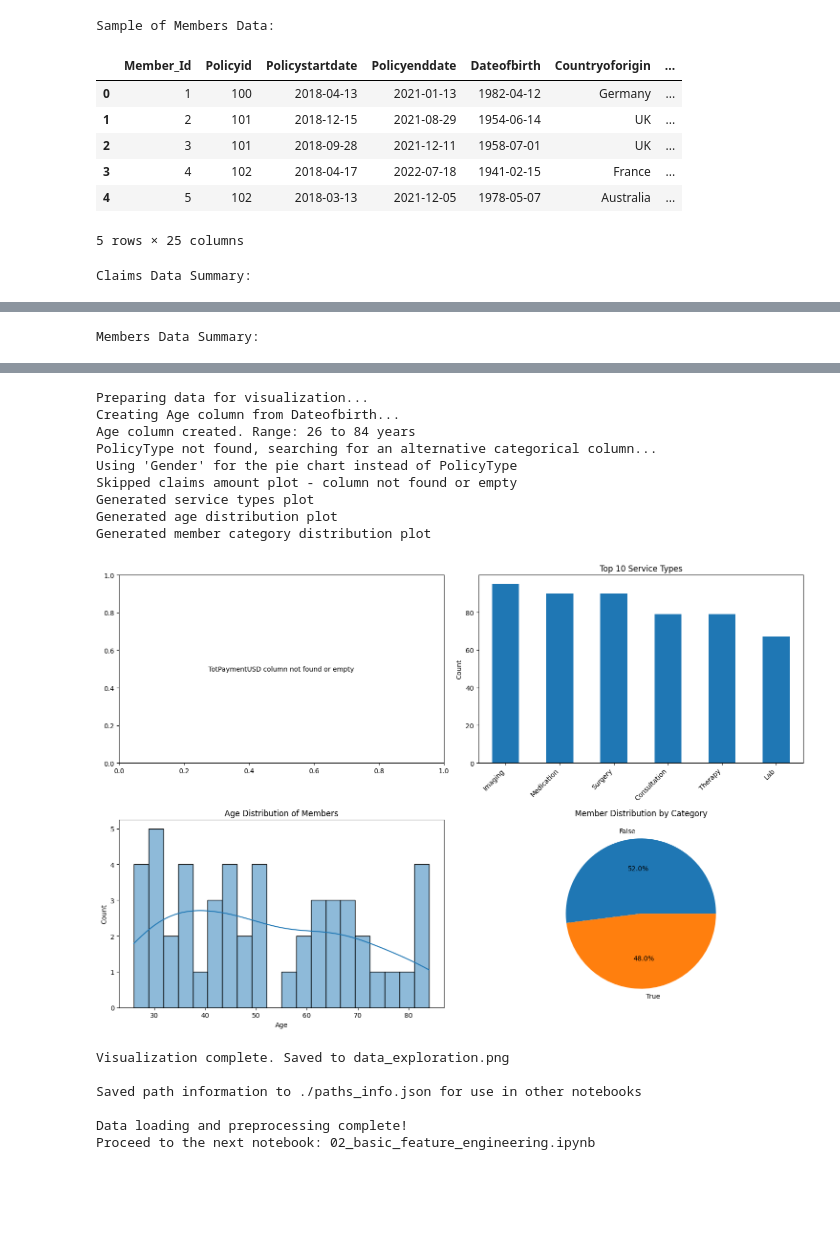
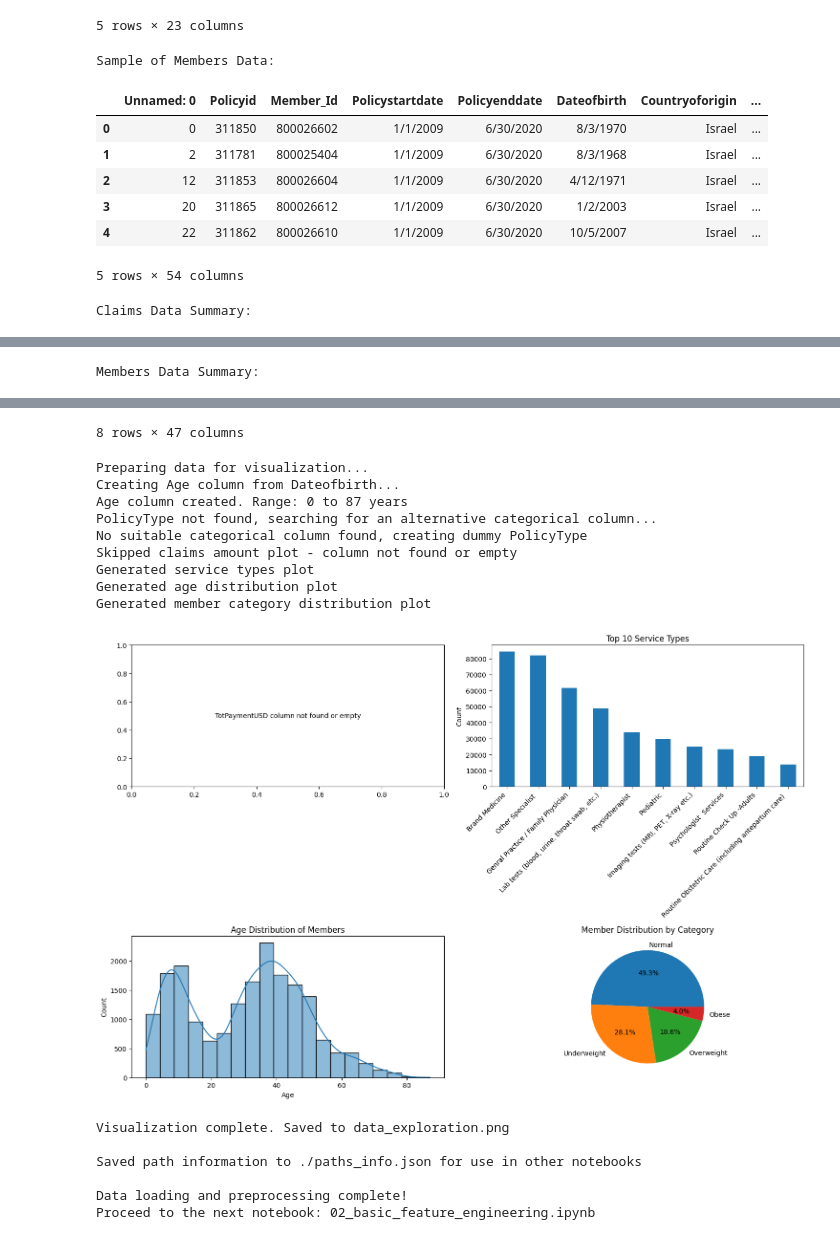
Before and after one commit to yanivweiss/PassportcardHW, a Jupyter notebook: PassportcardHW.ipynb, the cells around one changed output, grey strips where cells are left out. Cells and saved outputs as stored; diff of their text form; code cells hidden in the pictures; blank space fills up the shorter version.

```diff
--- a/PassportcardHW.ipynb
+++ b/PassportcardHW.ipynb
@@ -185,8 +185,8 @@ def load_and_preprocess_data():
     print("\n1. Loading and preprocessing data...")
 
     # Check for data files in local data directory
-    local_claims_path = "C:\\Users\\yaniv\\OneDrive\\Documents\\DS_assignment_passportcard\\claims_data_clean.csv"
-    local_members_path = "C:\\Users\\yaniv\\OneDrive\\Documents\\DS_assignment_passportcard\\members_data_clean.csv"
+    local_claims_path = r"claims_data_clean.csv"
+    local_members_path = r"members_data_clean.csv"
 
     # Check if files exist
     if not os.path.exists(local_claims_path) or not os.path.exists(local_members_path):
@@ -197,8 +197,8 @@ def load_and_preprocess_data():
 
     try:
         print(f"Loading data from local directory: {local_claims_path} and {local_members_path}")
-        claims_df = pd.read_csv(local_claims_path)
-        members_df = pd.read_csv(local_members_path)
+        claims_df = pd.read_csv(local_claims_path,low_memory=False)
+        members_df = pd.read_csv(local_members_path,low_memory=False)
 
         # Print the column names for debugging
         print("\nAvailable columns in members_df:")
@@ -521,9 +521,10 @@ Sample of Claims Data:
-Sample of Members Data:
+5 rows × 23 columns
+Sample of Members Data:
-|  | Member_Id | Policyid | Policystartdate | Policyenddate | Dateofbirth | Countryoforigin | ... |
-| 0 | 1 | 100 | 2018-04-13 | 2021-01-13 | 1982-04-12 | Germany | ... |
-| 1 | 2 | 101 | 2018-12-15 | 2021-08-29 | 1954-06-14 | UK | ... |
-| 2 | 3 | 101 | 2018-09-28 | 2021-12-11 | 1958-07-01 | UK | ... |
-| 3 | 4 | 102 | 2018-04-17 | 2022-07-18 | 1941-02-15 | France | ... |
-| 4 | 5 | 102 | 2018-03-13 | 2021-12-05 | 1978-05-07 | Australia | ... |
+|  | Unnamed: 0 | Policyid | Member_Id | Policystartdate | Policyenddate | Dateofbirth | Countryoforigin | ... |
+| 0 | 0 | 311850 | 800026602 | 1/1/2009 | 6/30/2020 | 8/3/1970 | Israel | ... |
+| 1 | 2 | 311781 | 800025404 | 1/1/2009 | 6/30/2020 | 8/3/1968 | Israel | ... |
+| 2 | 12 | 311853 | 800026604 | 1/1/2009 | 6/30/2020 | 4/12/1971 | Israel | ... |
+| 3 | 20 | 311865 | 800026612 | 1/1/2009 | 6/30/2020 | 1/2/2003 | Israel | ... |
+| 4 | 22 | 311862 | 800026610 | 1/1/2009 | 6/30/2020 | 10/5/2007 | Israel | ... |
-5 rows × 25 columns
-Claims Data Summary:
+5 rows × 54 columns
+Claims Data Summary:
@@ -539 +540 @@ Claims Data Summary:
-Members Data Summary:
+Members Data Summary:
@@ -549,19 +550,20 @@ Members Data Summary:
-Preparing data for visualization...
-Creating Age column from Dateofbirth...
-Age column created. Range: 26 to 84 years
-PolicyType not found, searching for an alternative categorical column...
-Using 'Gender' for the pie chart instead of PolicyType
-Skipped claims amount plot - column not found or empty
-Generated service types plot
-Generated age distribution plot
-Generated member category distribution plot
+8 rows × 47 columns
+Preparing data for visualization...
+Creating Age column from Dateofbirth...
+Age column created. Range: 0 to 87 years
+PolicyType not found, searching for an alternative categorical column...
+No suitable categorical column found, creating dummy PolicyType
+Skipped claims amount plot - column not found or empty
+Generated service types plot
+Generated age distribution plot
+Generated member category distribution plot
-[figure, old version]
+[figure, new version]
-Visualization complete. Saved to data_exploration.png
-
-Saved path information to ./paths_info.json for use in other notebooks
-
-Data loading and preprocessing complete!
-Proceed to the next notebook: 02_basic_feature_engineering.ipynb
+Visualization complete. Saved to data_exploration.png
+
+Saved path information to ./paths_info.json for use in other notebooks
+
+Data loading and preprocessing complete!
+Proceed to the next notebook: 02_basic_feature_engineering.ipynb
 # %%
 # Function to determine proper cutoff date with improved error handling
 def calculate_cutoff_date(claims_df):
```
Also changed, not shown: parts of 10 cells of this notebook, 18 other files.
